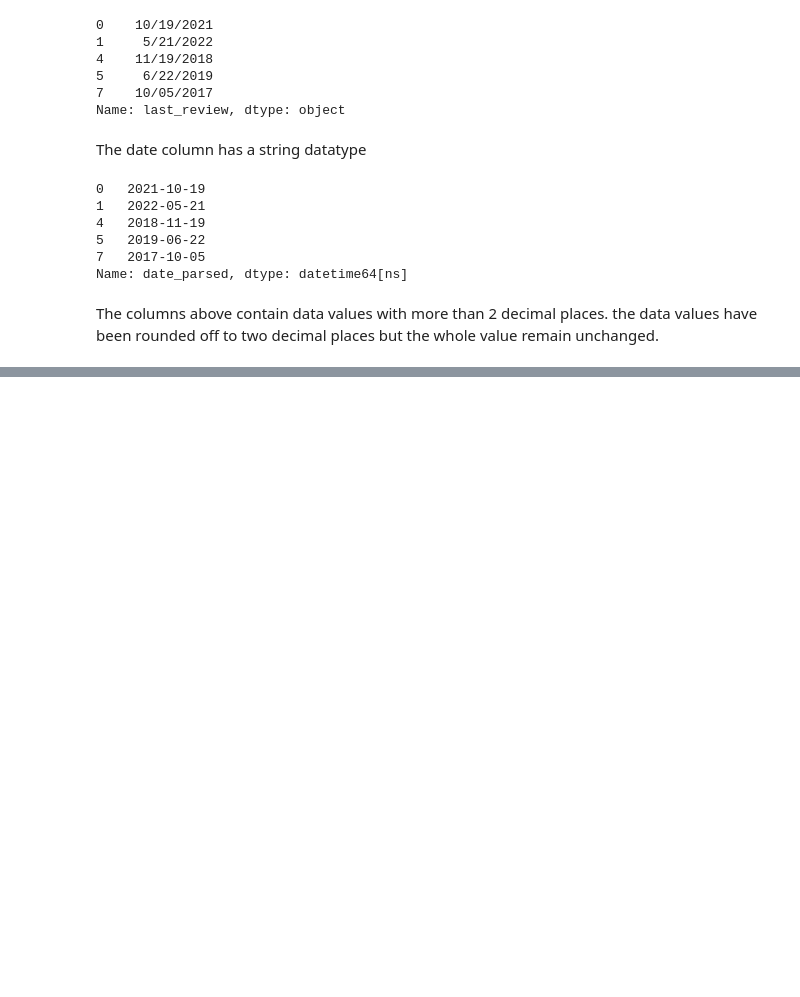
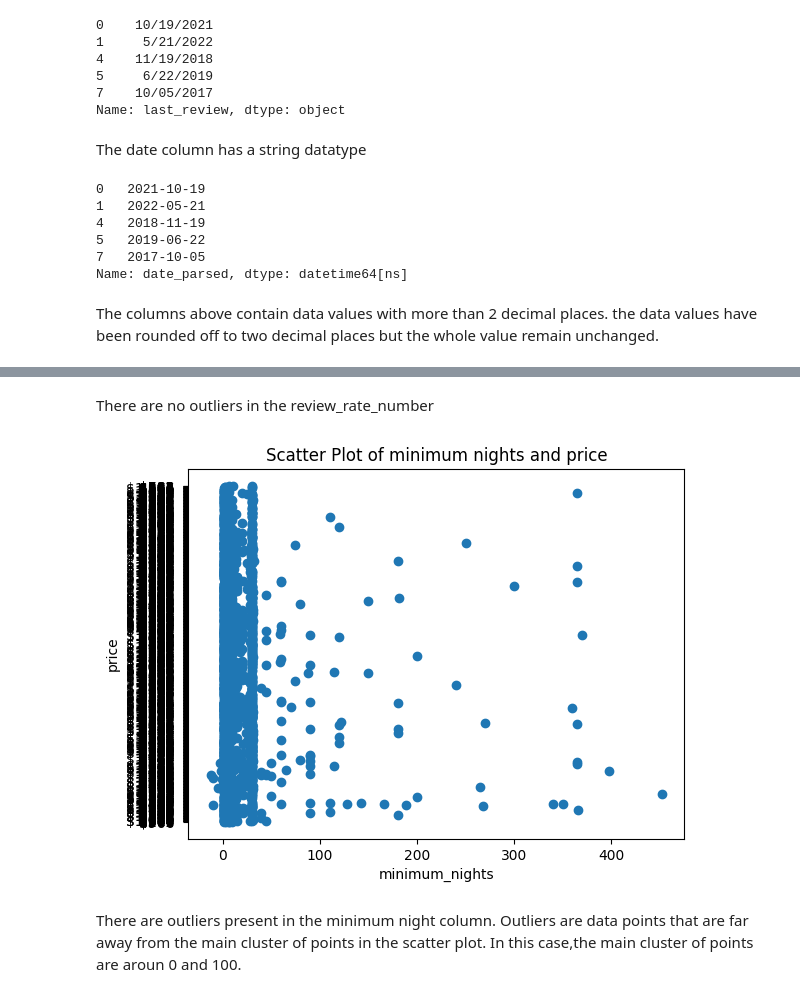
Before and after one commit to IVYMWAI/JANITOR, a Jupyter notebook: Data cleaning.ipynb, the cells around one changed output, grey strips where cells are left out. Saved outputs shown, nothing was run; the diff lists cells and outputs as text; code cells hidden in the pictures; blank space fills up the shorter version.

```diff
--- a/Data cleaning.ipynb
+++ b/Data cleaning.ipynb
@@ -254,0 +262,14 @@ room_counts= data["room_type"].value_counts()
+# %% [markdown]
+There are no outliers in the review_rate_number
+# %%
+plt.scatter(data["minimum_nights"],data["price"])
+plt.xlabel("minimum_nights")
+plt.ylabel("price")
+plt.title("Scatter Plot of minimum nights and price")
+plt.show()
+# %% [output]
+[figure, added]
+# %% [markdown]
+There are outliers present in the minimum night column.
+Outliers are data points that are far away from the main cluster of points in the scatter plot.
+In this case,the main cluster of points are aroun 0 and 100.
```
Also changed, not shown: parts of 2 cells of this notebook.
